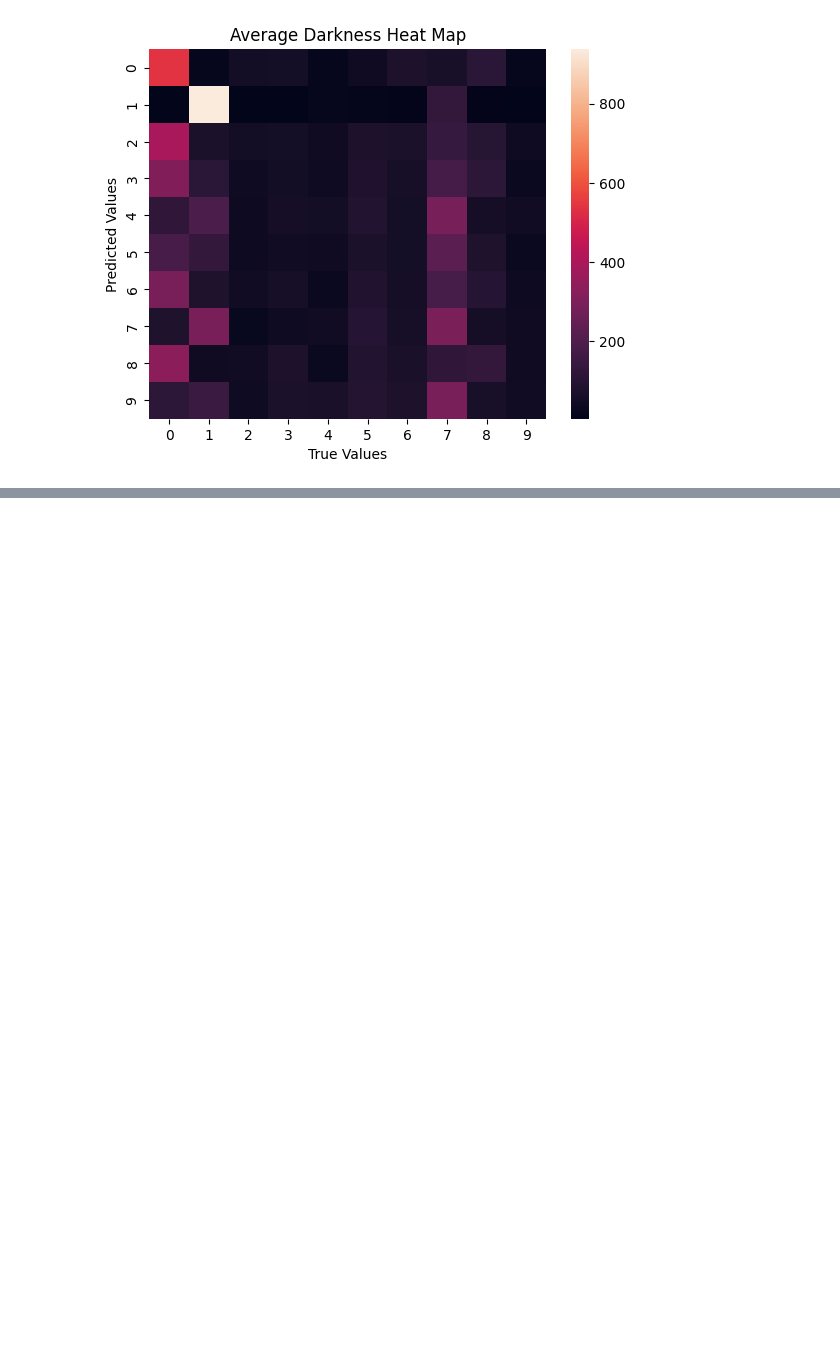
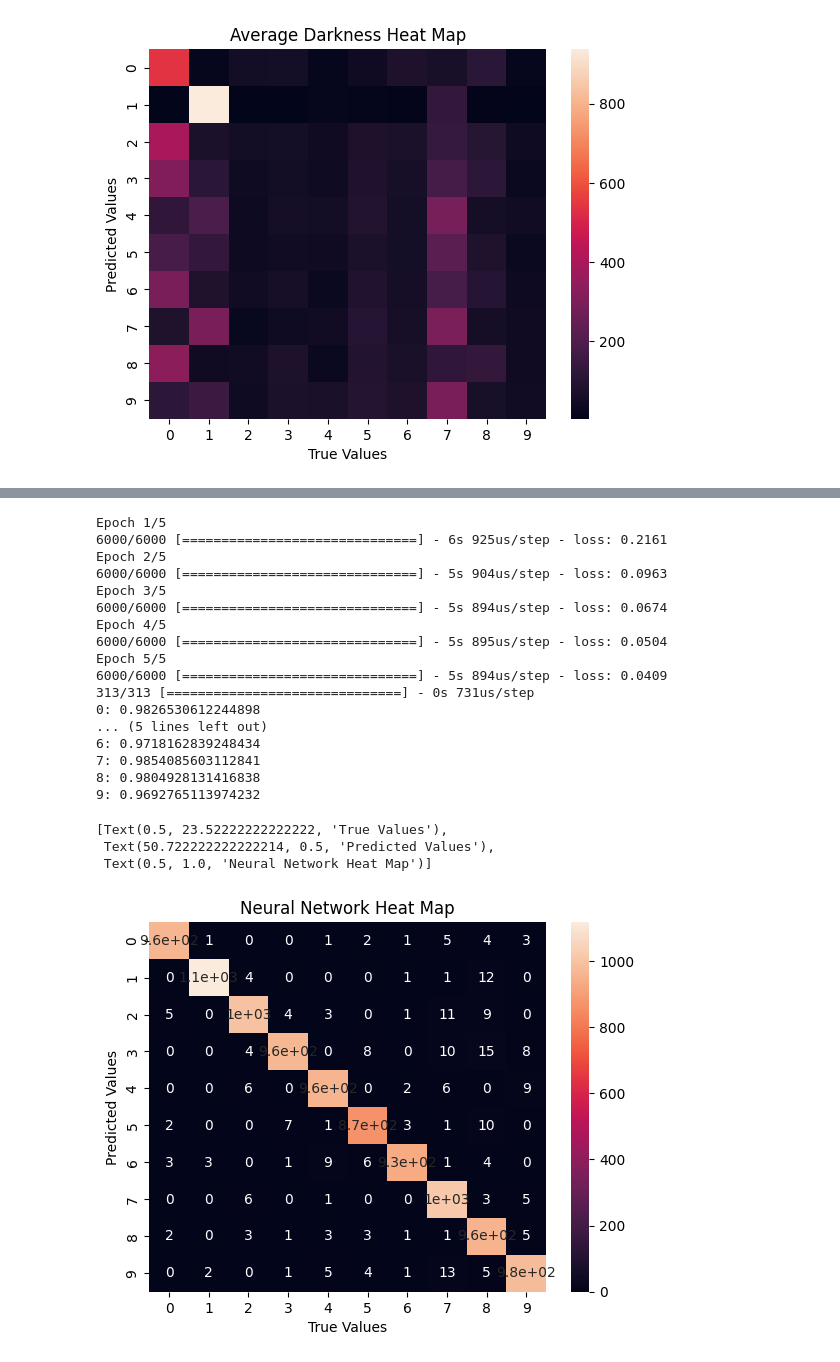
Before and after one commit to AndrewDeSimone/cosc470s24, a Jupyter notebook: solutions/digitclassification.ipynb, the cells around one changed output, grey strips where cells are left out. Drawn from its saved outputs; the diff is of its cells as text; code cells hidden in the pictures; blank space fills up the shorter version.

Commit message:
Lab 2 Corrections

```diff
--- a/solutions/digitclassification.ipynb
+++ b/solutions/digitclassification.ipynb
@@ -141,0 +143,59 @@ netMap.set(xlabel = 'True Values', ylabel = 'Predicted Values', title = 'Neural
+# %%
+#FIVE EPOCHS
+model = tf.keras.Sequential([
+    tf.keras.layers.Flatten(input_shape=(28,28)),
+    tf.keras.layers.Dense(units=128, activation='relu'),
+    tf.keras.layers.Dense(units=10)
+])
+
+model.compile(optimizer=keras.optimizers.Adam(learning_rate=1e-3), loss=tf.keras.losses.SparseCategoricalCrossentropy(from_logits=True))
+
+losses = model.fit(train_X, train_y, epochs=5, batch_size=10)
+
+predicted = model.predict(test_X)
+
+for i in range(len(predicted)):
+    max = 0
+    for j in range(len(predicted[i])):
+        if predicted[i][j] > predicted[i][max]:
+            max = j
+    predicted[i]=max
+
+correctGuess = [0 for i in range(0,10)]
+measured = [0 for i in range(0, 10)]
+
+for i in range(len(test_y)):
+    if (test_y[i] == predicted[i][0]):
+        correctGuess[test_y[i]] += 1
+    measured[test_y[i]] += 1
+
+for i in range(len(measured)):
+    print(f'{i}: {correctGuess[i]/measured[i]}')
+
+results = [[0 for j in range(0,10)] for i in range(0,10)]
+for i in range(len(test_X)):
+    results[test_y[i]][int(predicted[i][0])] += 1
+netMap = sns.heatmap(results, annot=True)
+netMap.set(xlabel = 'True Values', ylabel = 'Predicted Values', title = 'Neural Network Heat Map')
+# %% [output]
+Epoch 1/5
+6000/6000 [==============================] - 6s 925us/step - loss: 0.2161
+Epoch 2/5
+6000/6000 [==============================] - 5s 904us/step - loss: 0.0963
+Epoch 3/5
+6000/6000 [==============================] - 5s 894us/step - loss: 0.0674
+Epoch 4/5
+6000/6000 [==============================] - 5s 895us/step - loss: 0.0504
+Epoch 5/5
+6000/6000 [==============================] - 5s 894us/step - loss: 0.0409
+313/313 [==============================] - 0s 731us/step
+0: 0.9826530612244898
+... (5 lines left out)
+6: 0.9718162839248434
+7: 0.9854085603112841
+8: 0.9804928131416838
+9: 0.9692765113974232
+[Text(0.5, 23.52222222222222, 'True Values'),
+ Text(50.722222222222214, 0.5, 'Predicted Values'),
+ Text(0.5, 1.0, 'Neural Network Heat Map')]
+[figure, added]
```
Also changed, not shown: parts of 15 cells of this notebook.
